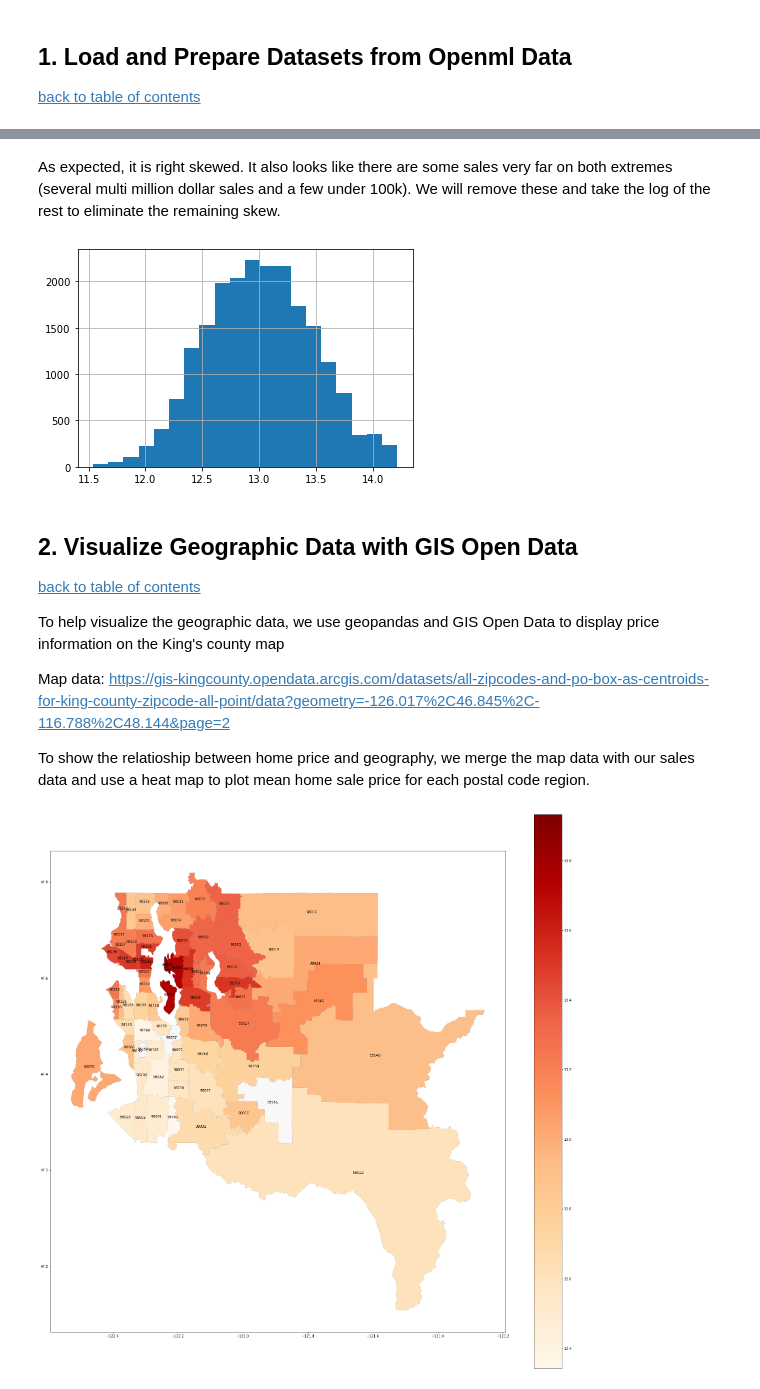
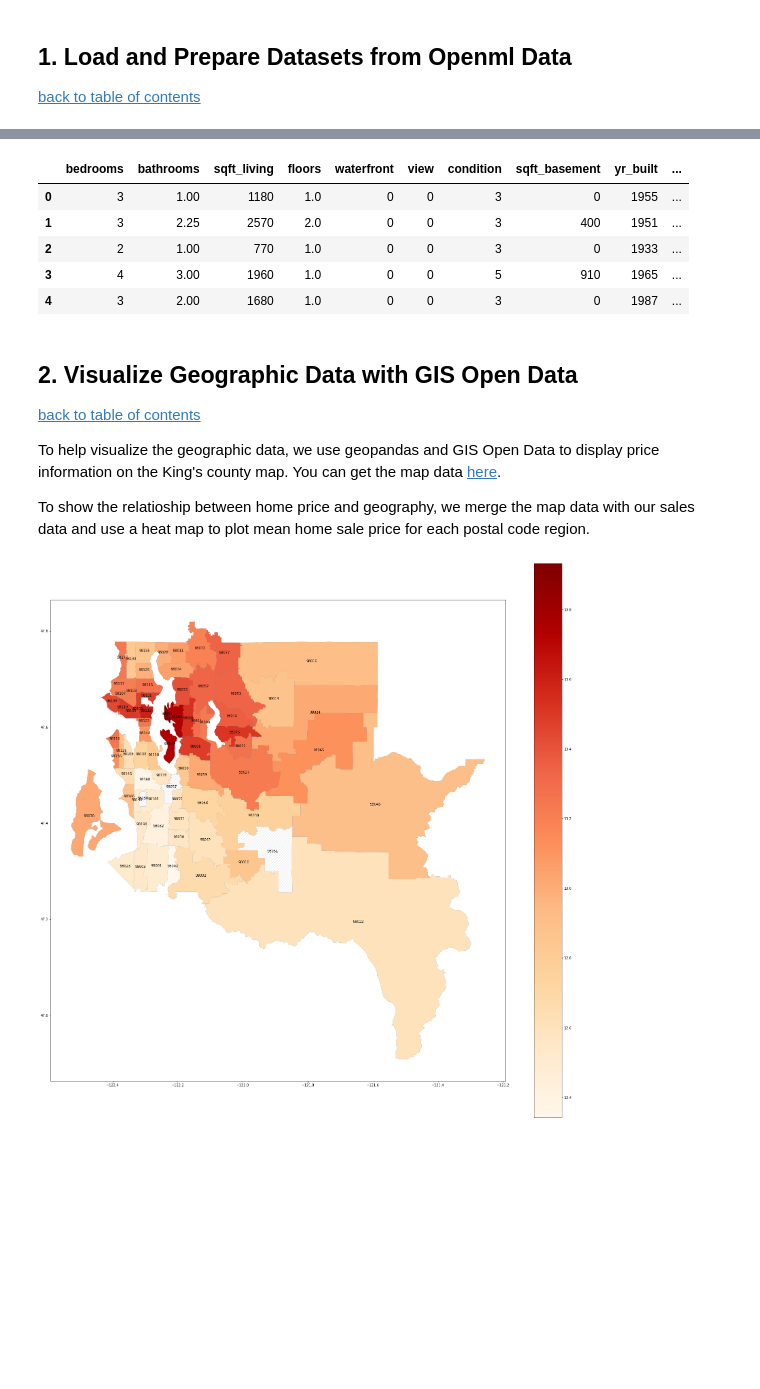
Before and after one commit to Quantco/glum, a Jupyter notebook: docs/tutorials/regularization_housing_data/regularization_housing.ipynb, the cells around one changed output, grey strips where cells are left out. Cells and saved outputs as stored; diff of their text form; code cells hidden in the pictures; blank space fills up the shorter version.

```diff
--- a/docs/tutorials/regularization_housing_data/regularization_housing.ipynb
+++ b/docs/tutorials/regularization_housing_data/regularization_housing.ipynb
@@ -75,19 +52,18 @@ Name: price, dtype: float64
-# %% [markdown]
-As expected, it is right skewed. It also looks like there are some sales very far on both extremes (several multi million dollar sales and a few under 100k). We will remove these and take the log of the rest to eliminate the remaining skew.
-# %%
-df = df[(df["price"] < 1.5e6) & (df["price"] > 1e5)]
-df['price'] = np.log(df['price'])
-df["price"].hist(bins=20)
-plt.show()
-# %% [output]
-[figure, removed]
+# %%
+df = helpers.download_and_transform()
+df.head()
+# %% [output]
+|  | bedrooms | bathrooms | sqft_living | floors | waterfront | view | condition | sqft_basement | yr_built | ... |
+| 0 | 3 | 1.00 | 1180 | 1.0 | 0 | 0 | 3 | 0 | 1955 | ... |
+| 1 | 3 | 2.25 | 2570 | 2.0 | 0 | 0 | 3 | 400 | 1951 | ... |
+| 2 | 2 | 1.00 | 770 | 1.0 | 0 | 0 | 3 | 0 | 1933 | ... |
+| 3 | 4 | 3.00 | 1960 | 1.0 | 0 | 0 | 5 | 910 | 1965 | ... |
+| 4 | 3 | 2.00 | 1680 | 1.0 | 0 | 0 | 3 | 0 | 1987 | ... |
 # %% [markdown]
 ## 2. Visualize Geographic Data with GIS Open Data <a class="anchor" id="2-visualize"></a>
 [back to table of contents](#toc)
 
-To help visualize the geographic data, we use geopandas and GIS Open Data to display price information on the King's county map
-
-Map data: https://gis-kingcounty.opendata.arcgis.com/datasets/all-zipcodes-and-po-box-as-centroids-for-king-county-zipcode-all-point/data?geometry=-126.017%2C46.845%2C-116.788%2C48.144&page=2
+To help visualize the geographic data, we use geopandas and GIS Open Data to display price information on the King's county map. You can get the map data [here]("https://gis-kingcounty.opendata.arcgis.com/datasets/all-zipcodes-and-po-box-as-centroids-for-king-county-zipcode-all-point/data?geometry=-126.017%2C46.845%2C-116.788%2C48.144&page=2").
 
 To show the relatioship between home price and geography, we merge the map data with our sales data and use a heat map to plot mean home sale price for each postal code region.
 # %%
```
Also changed, not shown: parts of 14 cells of this notebook, 4 other files.
